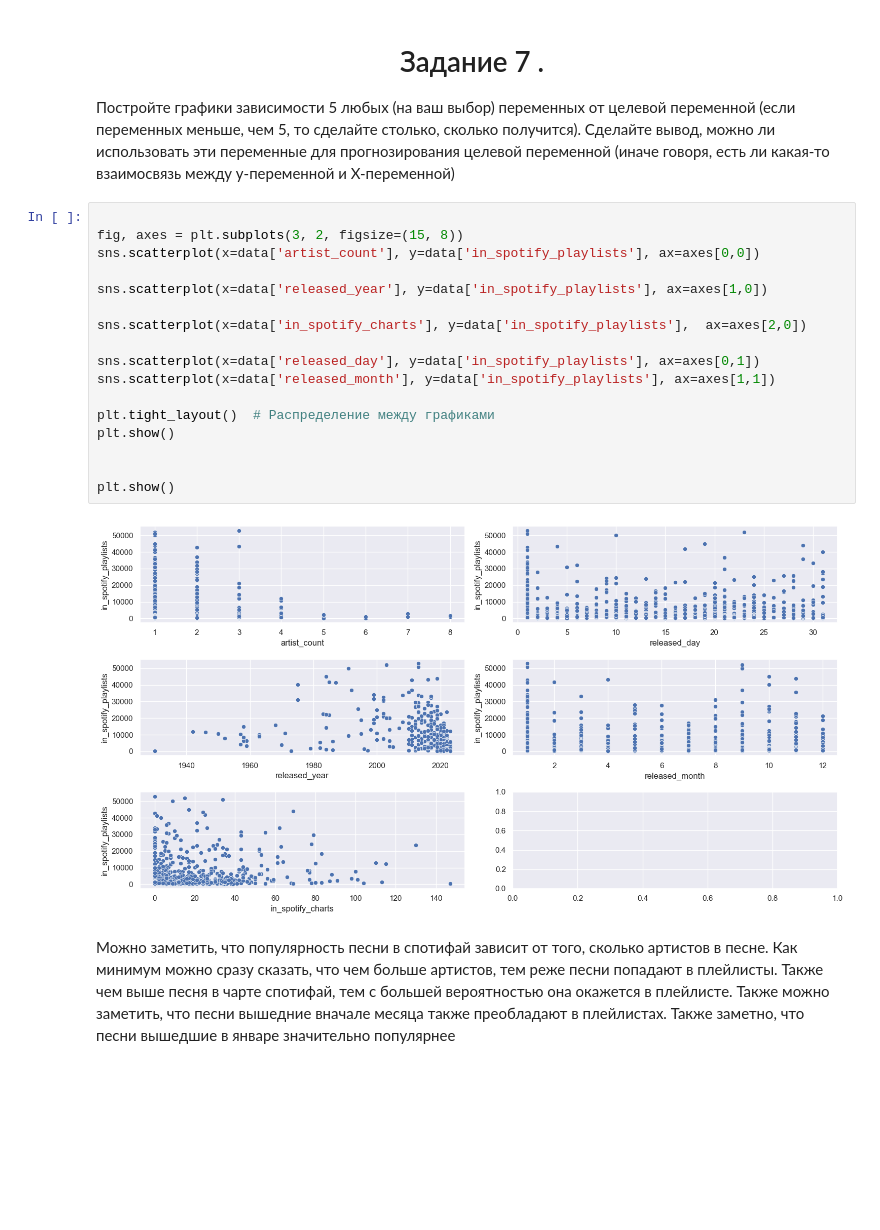
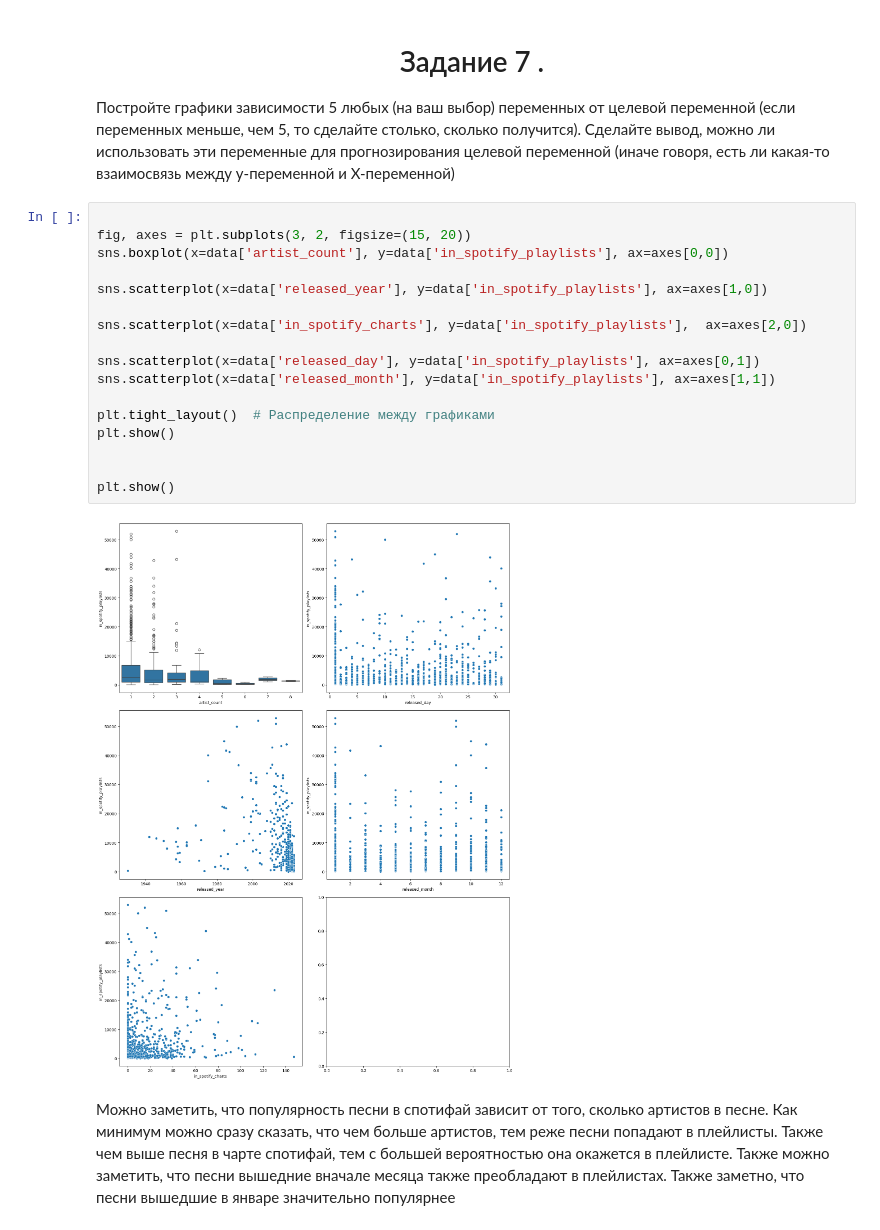
Before and after one commit to zamuragin03/LR1_ML, a Jupyter notebook: LR2/laba.ipynb, the cells around one changed output. Cells and saved outputs as stored; diff of their text form; blank space fills up the shorter version.

```diff
--- a/LR2/laba.ipynb
+++ b/LR2/laba.ipynb
@@ -255,22 +255,22 @@ plt.show()
 </p>
 # %%
 
-fig, axes = plt.subplots(3, 2, figsize=(15, 8))
-sns.scatterplot(x=data['artist_count'], y=data['in_spotify_playlists'], ax=axes[0,0])
+fig, axes = plt.subplots(3, 2, figsize=(15, 20))
+sns.boxplot(x=data['artist_count'], y=data['in_spotify_playlists'], ax=axes[0,0])
 
 sns.scatterplot(x=data['released_year'], y=data['in_spotify_playlists'], ax=axes[1,0])
 
 sns.scatterplot(x=data['in_spotify_charts'], y=data['in_spotify_playlists'],  ax=axes[2,0])
 
 sns.scatterplot(x=data['released_day'], y=data['in_spotify_playlists'], ax=axes[0,1])
 sns.scatterplot(x=data['released_month'], y=data['in_spotify_playlists'], ax=axes[1,1])
 
 plt.tight_layout()  # Распределение между графиками
 plt.show()
 
 
 plt.show()
 # %% [output]
-[figure, old version]
+[figure, new version]
 # %% [markdown]
 Можно заметить, что популярность песни в спотифай зависит от того, сколько артистов в песне. Как минимум можно сразу сказать, что чем больше артистов, тем реже песни попадают в плейлисты. Также чем выше песня в чарте спотифай, тем с большей вероятностью она окажется в плейлисте. Также можно заметить, что песни вышедние вначале месяца также преобладают в плейлистах.  Также заметно, что песни вышедшие в январе значительно популярнее
```
Also changed, not shown: parts of 1 cell of this notebook, 2 other files.
